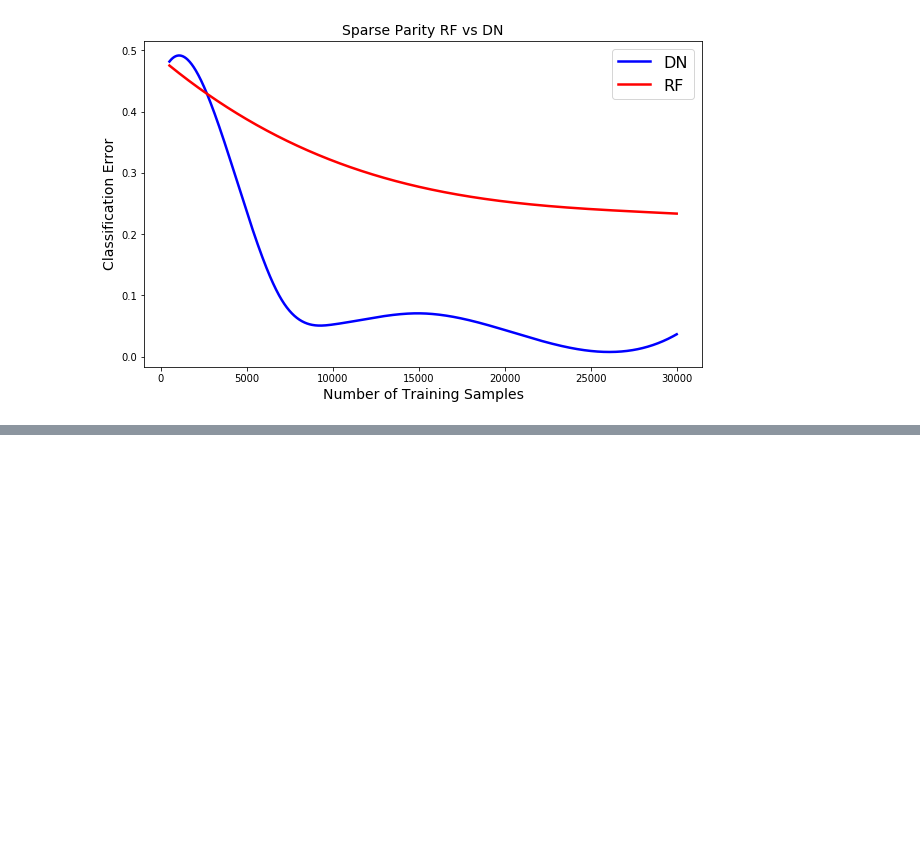
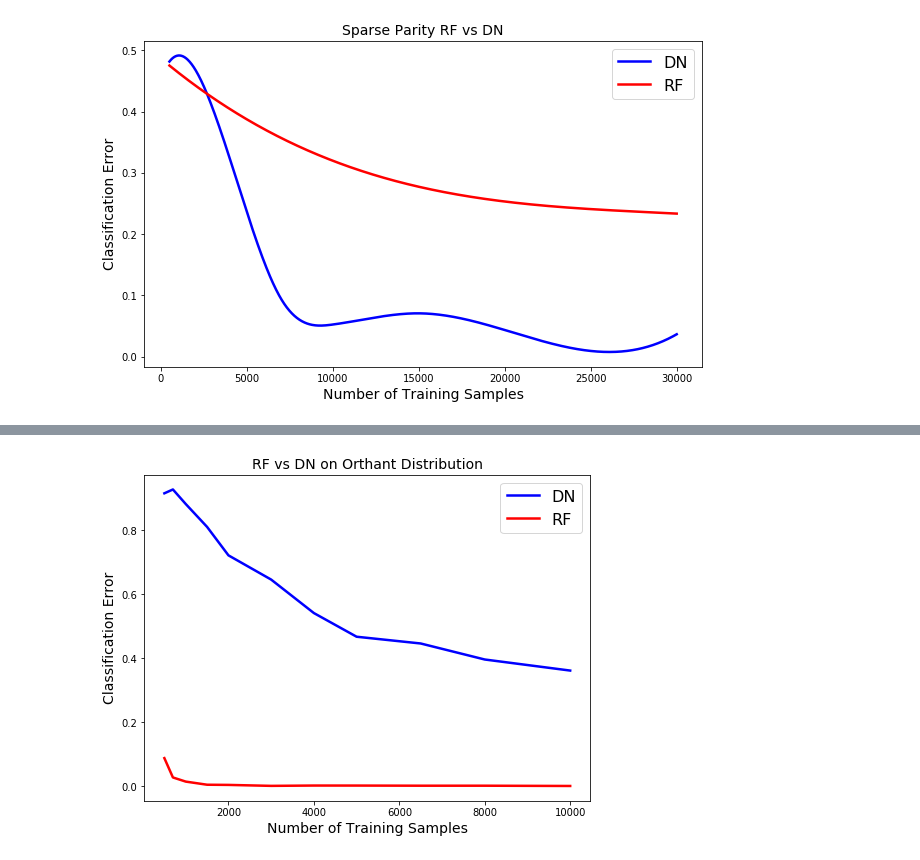
Before and after one commit to Michael-Ainsworth/random-forest, a Jupyter notebook: test_distributions.ipynb, the cells around one changed output, grey strips where cells are left out. Drawn from its saved outputs; the diff is of its cells as text; code cells hidden in the pictures; blank space fills up the shorter version.

```diff
--- a/test_distributions.ipynb
+++ b/test_distributions.ipynb
@@ -229,0 +545,26 @@ fig.savefig('sparse_parity_3.png')
+# %%
+def orthant(X, p):
+    orthant = np.random.uniform(-1,1,[X,p])
+    permutations = np.where(orthant < 0, -1, 1)
+    unique_labels = np.unique(permutations, axis=0)
+
+    labels = np.zeros(X)
+    for sample_index, sample in enumerate(permutations):
+        for label_index, comb in enumerate(unique_labels):
+            if np.array_equal(comb, sample):
+                labels[sample_index] = label_index
+
+    return orthant, labels
+# %%
+X_orthant, y_orthant = orthant(10000, 6)
+# %%
+sample_sizes = [500, 700, 1000, 1500, 2000, 3000, 4000, 5000, 6500, 8000, 10000]
+
+rf_evolution_orthant, dnn_evolution_orthant = test_suite(X_orthant,
+                                                        y_orthant,
+                                                        iterations = 5,
+                                                        output_nodes = 2**6,
+                                                        sample_sizes = sample_sizes,
+                                                        num_trees = 500,
+                                                        batch_size = 8
+                                                        )
@@ -229,0 +693,16 @@ fig.savefig('sparse_parity_3.png')
+# %%
+dnn_evolution_mean = np.mean(dnn_evolution_orthant, axis = 1)
+rf_evolution_mean = np.mean(rf_evolution_orthant, axis = 1)
+
+fig = plt.figure(figsize = (8,6))
+ax = plt.subplot(111)
+ax.plot(sample_sizes, dnn_evolution_mean, 'b', linewidth = 2.5)
+ax.plot(sample_sizes, rf_evolution_mean, 'r', linewidth = 2.5)
+plt.title('RF vs DN on Orthant Distribution', fontsize = 14)
+plt.xlabel('Number of Training Samples', fontsize = 14)
+plt.ylabel('Classification Error', fontsize = 14)
+plt.legend(['DN', 'RF'], prop={'size': 16})
+
+fig.savefig('orthant_1_DN_8_8_1_RF_500_trs.png')
+# %% [output]
+[figure, added]
```
Also changed, not shown: parts of 38 cells of this notebook, 2 other files.
